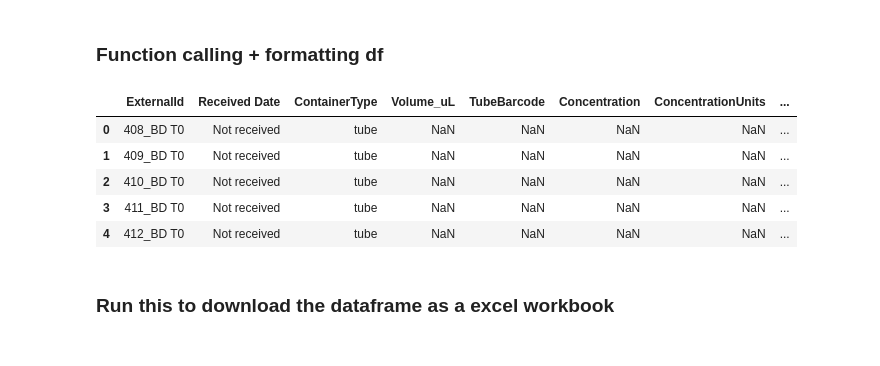
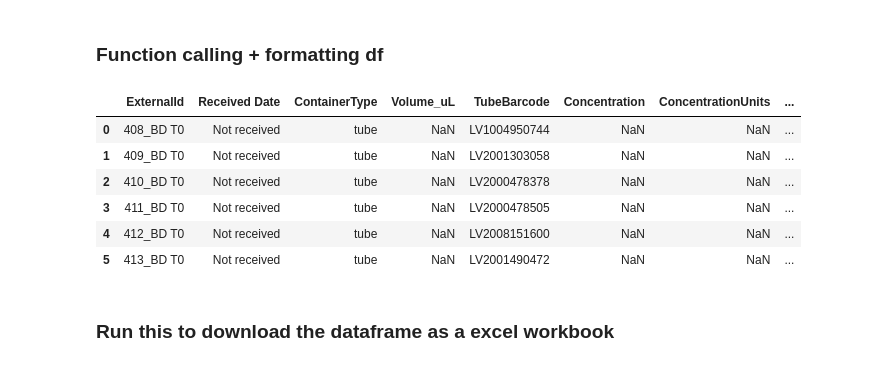
Before and after one commit to nalikapalayoor/clinical-data-cleaning-pipeline, a Jupyter notebook: raw_to_template.ipynb, the cells around one changed output. Drawn from its saved outputs; the diff is of its cells as text; code cells hidden in the pictures.

Commit message:
Read in shipping manifest

```diff
--- a/raw_to_template.ipynb
+++ b/raw_to_template.ipynb
@@ -16,11 +16,14 @@ dataset= 'PRB_LB_0325'
 output_path= f"{dataset}_formatted.xlsx"
 
 # sheet name for the raw file
-sheet_name= 'Clinical Data'
+sheet_name_raw= 'Clinical Data'
+sheet_name_shipping= 'Template'
+
 
 # header row for the raw and template files
 raw_header= 1
 template_header= 1
+shipping_manifest_header= 10
 
 # columns in the raw file that contain biomarker data
 biomarker_cols= ["Biomarker 1", "Biomarker 2", "Biomarker 3", "Biomarker 4", "Biomarker 5", "Biomarker 6"]
@@ -28,14 +31,11 @@ biomarker_cols= ["Biomarker 1", "Biomarker 2", "Biomarker 3", "Biomarker 4", "Bi
 # column mappings from raw to template (key: template column, value: raw column - add more columns as needed). If blank, default value will be Not received
 column_mapping= {
     "ExternalId": "Sample ID\nconsecutive",
-
-    'Tube Barcode': 'Barcode Scan',
-
+    'TubeBarcode': 'Barcode Scan',
     "Stabilizer": "Collection Tube Type",
     "Single or Double Spun": "Single or Double Spun",
-
     "Hemolysis": "Hemolysis",
-
+    "SpecimenType": "Sample   Type",
     "Date of Blood Draw/Cell Collection": "Date of blood collection [yyyy-mm-dd]",
     "Time of Draw": "Date of blood collection [yyyy-mm-dd]",
     "Gender": "Gender",
@@ -54,11 +54,8 @@ fixed_values= {
     "ContainerType": "tube",
     "Organism": "Human",
     "Project": "PB-2881",
-
-
     "Data Transformer": "Nalika Palayoor",
     "Date of Transformation": "17-Jul-2025",
-    "SpecimenType": "Plasma",
     "Condition": "cancer",
     "Diagnostic Condition": "breast cancer",
     "RNA-Sequencing Available": "No",
@@ -370,9 +367,12 @@ transformations= {
 # load in the data
 
 template= pd.read_excel(template, header= template_header)
-raw= pd.read_excel(raw, sheet_name= sheet_name, header= raw_header)
-shipping_manifest= pd.read_excel(shipping_manifest)
+raw= pd.read_excel(raw, sheet_name= sheet_name_raw, header= raw_header)
+shipping_manifest= pd.read_excel(shipping_manifest, sheet_name= sheet_name_shipping, header= shipping_manifest_header)
 final= pd.DataFrame(index= raw.index, columns= template.columns)
+
+# merge the raw data with the shipping manifest to get tube barcodes
+raw= pd.merge(raw, shipping_manifest, left_on= 'Patient ID\nconsecutive',right_on= 'Patient ID consecutive', how= "left")
 
 # this occurs if menopause status is in biomarker columns
 if extract_menopause_from_biomarker:
@@ -405,39 +405,40 @@ final["AgeAtCollection"]= raw.apply(
 
 for col,val in fixed_values.items():
     if col in final.columns:
         final[col]= val
 
 for template_col in column_mapping:
     raw_col= column_mapping[template_col]
     if raw_col in raw.columns:
         if template_col in transformations:
             final[template_col]= raw[raw_col].apply(transformations[template_col])
         else:
             final[template_col]= raw[raw_col]
 
 # define columns that can be left blank if no data is present
 required_columns = [
     "External Id","Received Date","Organism","Gender","Height","Weight","BMI","Sample Timepoint","Stage","Morphology Code","Description of Morphology Code",
     "ExPatientId","ER","PR","HER2","FISH","ALK","ROS","EGFR","KRAS","PIK3CA","ESR1","AR","RNA-sequencing available ",
     "Source (called Site on Sapio)","Country","Gender", "Race","SmokingHistory","Number of years smoked or smoking","Smoking Notes"
 ]
 
 
 # if a column is blank and not optional, fill with Not received
 for col in final.columns:
     if col in required_columns:
         final[col]= final[col].fillna("Not received")
 
 # display the dataframe
 pd.set_option("display.max_columns",None)
-final.head()
+final.head(6)
 # %% [output]
 |  | ExternalId | Received Date | ContainerType | Volume_uL | TubeBarcode | Concentration | ConcentrationUnits | ... |
-| 0 | 408_BD T0 | Not received | tube | NaN | NaN | NaN | NaN | ... |
-| 1 | 409_BD T0 | Not received | tube | NaN | NaN | NaN | NaN | ... |
-| 2 | 410_BD T0 | Not received | tube | NaN | NaN | NaN | NaN | ... |
-| 3 | 411_BD T0 | Not received | tube | NaN | NaN | NaN | NaN | ... |
-| 4 | 412_BD T0 | Not received | tube | NaN | NaN | NaN | NaN | ... |
+| 0 | 408_BD T0 | Not received | tube | NaN | LV1004950744 | NaN | NaN | ... |
+| 1 | 409_BD T0 | Not received | tube | NaN | LV2001303058 | NaN | NaN | ... |
+| 2 | 410_BD T0 | Not received | tube | NaN | LV2000478378 | NaN | NaN | ... |
+| 3 | 411_BD T0 | Not received | tube | NaN | LV2000478505 | NaN | NaN | ... |
+| 4 | 412_BD T0 | Not received | tube | NaN | LV2008151600 | NaN | NaN | ... |
+| 5 | 413_BD T0 | Not received | tube | NaN | LV2001490472 | NaN | NaN | ... |
 # %% [markdown]
 ### Run this to download the dataframe as a excel workbook
 # %%
```
Also changed, not shown: parts of 2 cells of this notebook.
